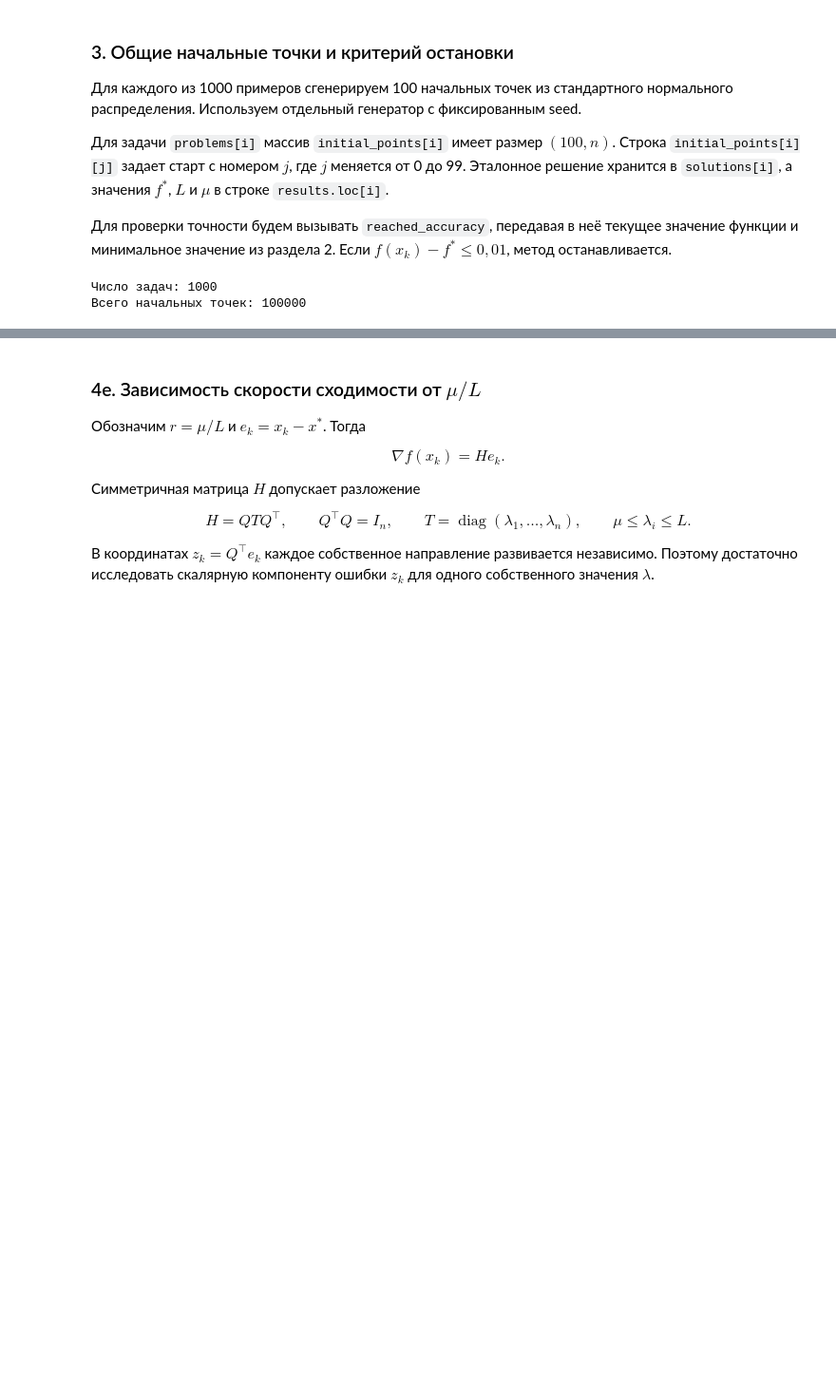
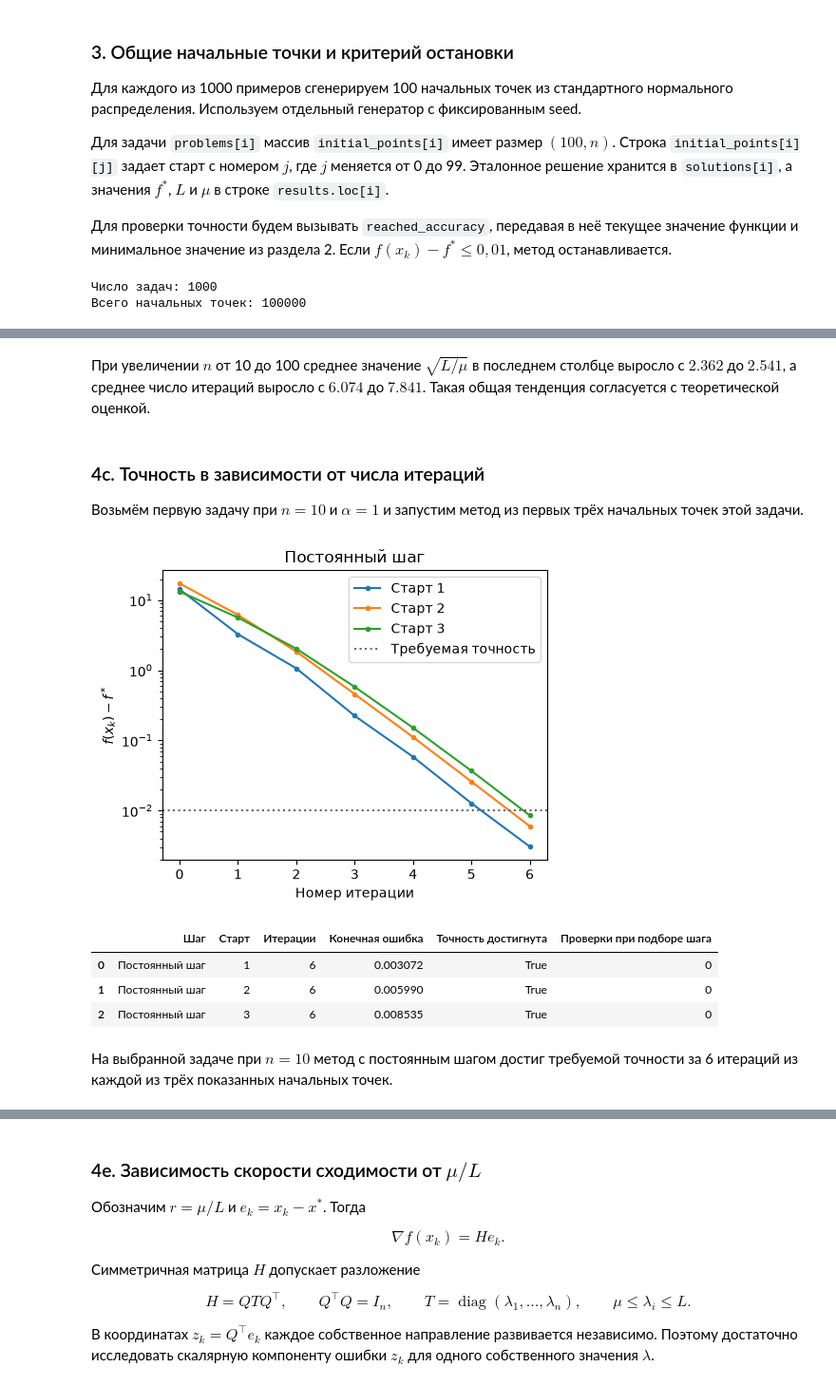
Before and after one commit to Sehpiiik/OM, a Jupyter notebook: lab1/lab1.ipynb, the cells around one changed output, grey strips where cells are left out. Shown at 95% size. Cells and saved outputs as stored; diff of their text form; code cells hidden in the pictures; blank space fills up the shorter version.

```diff
--- a/lab1/lab1.ipynb
+++ b/lab1/lab1.ipynb
@@ -471,0 +677,46 @@ def reached_accuracy(value, f_star, eps=0.01):
+# %% [markdown]
+При увеличении $n$ от 10 до 100 среднее значение $\sqrt{L/\mu}$ в последнем столбце выросло с $2.362$ до $2.541$, а среднее число итераций выросло с $6.074$ до $7.841$. Такая общая тенденция согласуется с теоретической оценкой.
+# %% [markdown]
+### 4c. Точность в зависимости от числа итераций
+
+Возьмём первую задачу при $n=10$ и $\alpha=1$ и запустим метод из первых трёх начальных точек этой задачи.
+# %%
+example_index = results.index[(results["n"] == 10) & (results["alpha"] == 1)][0]
+example = problems[example_index]
+example_data = results.loc[example_index]
+starts = initial_points[example_index][:3]
+
+def example_runs(solver):
+    return [solver(example, x0, example_data["f_star"], example_data["L"], example_data["mu"],
+                   eps=accuracy, keep_history=True) for x0 in starts]
+
+def plot_accuracy(samples):
+    fig, axes = plt.subplots(1, len(samples), figsize=(5 * len(samples), 4),
+                             sharex=True, sharey=True, squeeze=False)
+    rows = []
+    for ax, (label, runs) in zip(axes[0], samples.items()):
+        for number, run in enumerate(runs, start=1):
+            ax.semilogy(run.errors, "o-", markersize=3, label=f"Старт {number}")
+            rows.append({
+                "Шаг": label, "Старт": number, "Итерации": run.iterations,
+                "Конечная ошибка": run.errors[-1], "Точность достигнута": run.converged,
+                "Проверки при подборе шага": run.total_checks
+            })
+        ax.axhline(accuracy, color="0.4", linestyle=":", label="Требуемая точность")
+        ax.set(title=label, xlabel="Номер итерации")
+        ax.legend()
+    axes[0, 0].set_ylabel("$f(x_k)-f^*$")
+    fig.tight_layout()
+    plt.show()
+    display(pd.DataFrame(rows))
+
+samples = {"Постоянный шаг": example_runs(run_heavy_ball)}
+plot_accuracy(samples)
+# %% [output]
+[figure, added]
+|  | Шаг | Старт | Итерации | Конечная ошибка | Точность достигнута | Проверки при подборе шага |
+| 0 | Постоянный шаг | 1 | 6 | 0.003072 | True | 0 |
+| 1 | Постоянный шаг | 2 | 6 | 0.005990 | True | 0 |
+| 2 | Постоянный шаг | 3 | 6 | 0.008535 | True | 0 |
+# %% [markdown]
+На выбранной задаче при $n=10$ метод с постоянным шагом достиг требуемой точности за 6 итераций из каждой из трёх показанных начальных точек.
```
Also changed, not shown: parts of 25 cells of this notebook.
